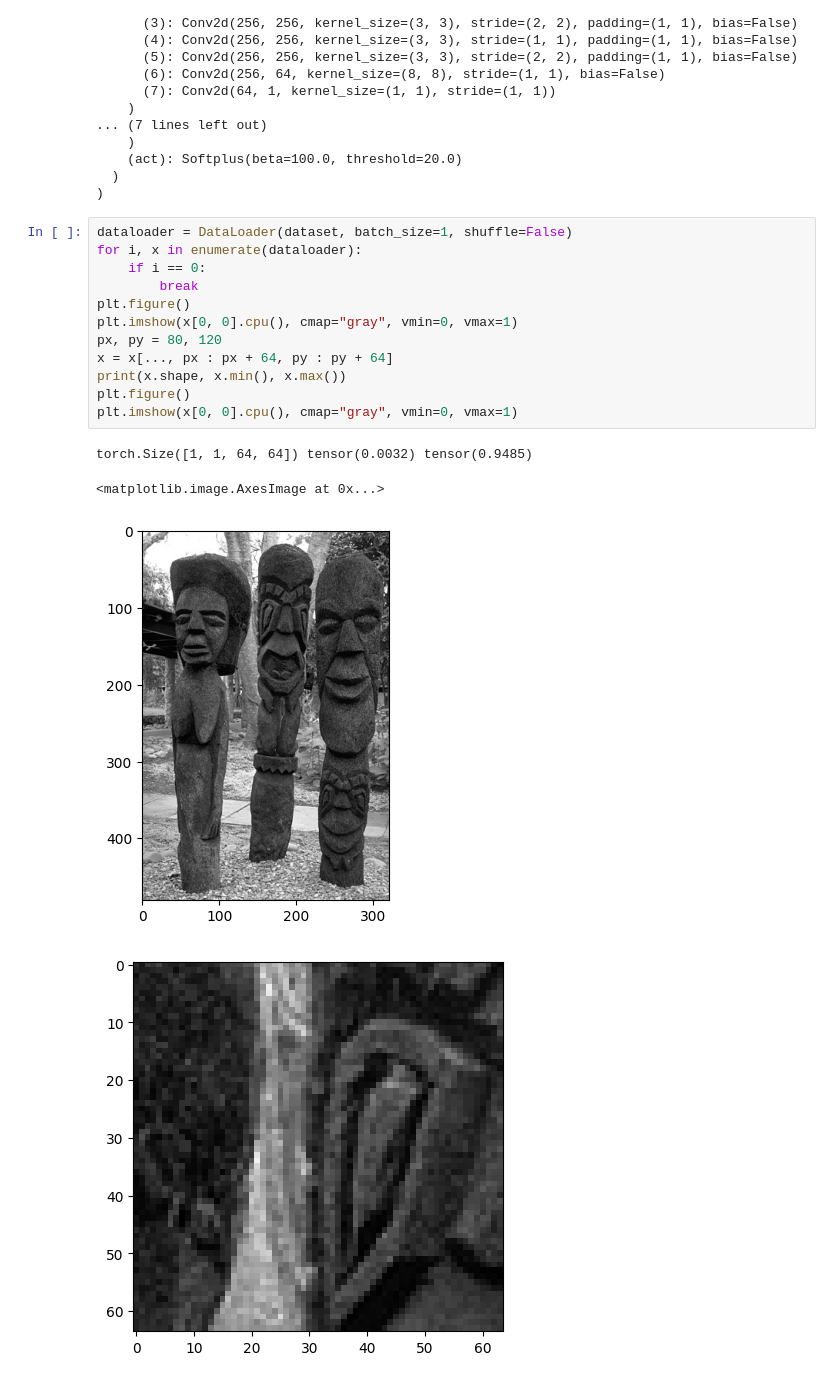
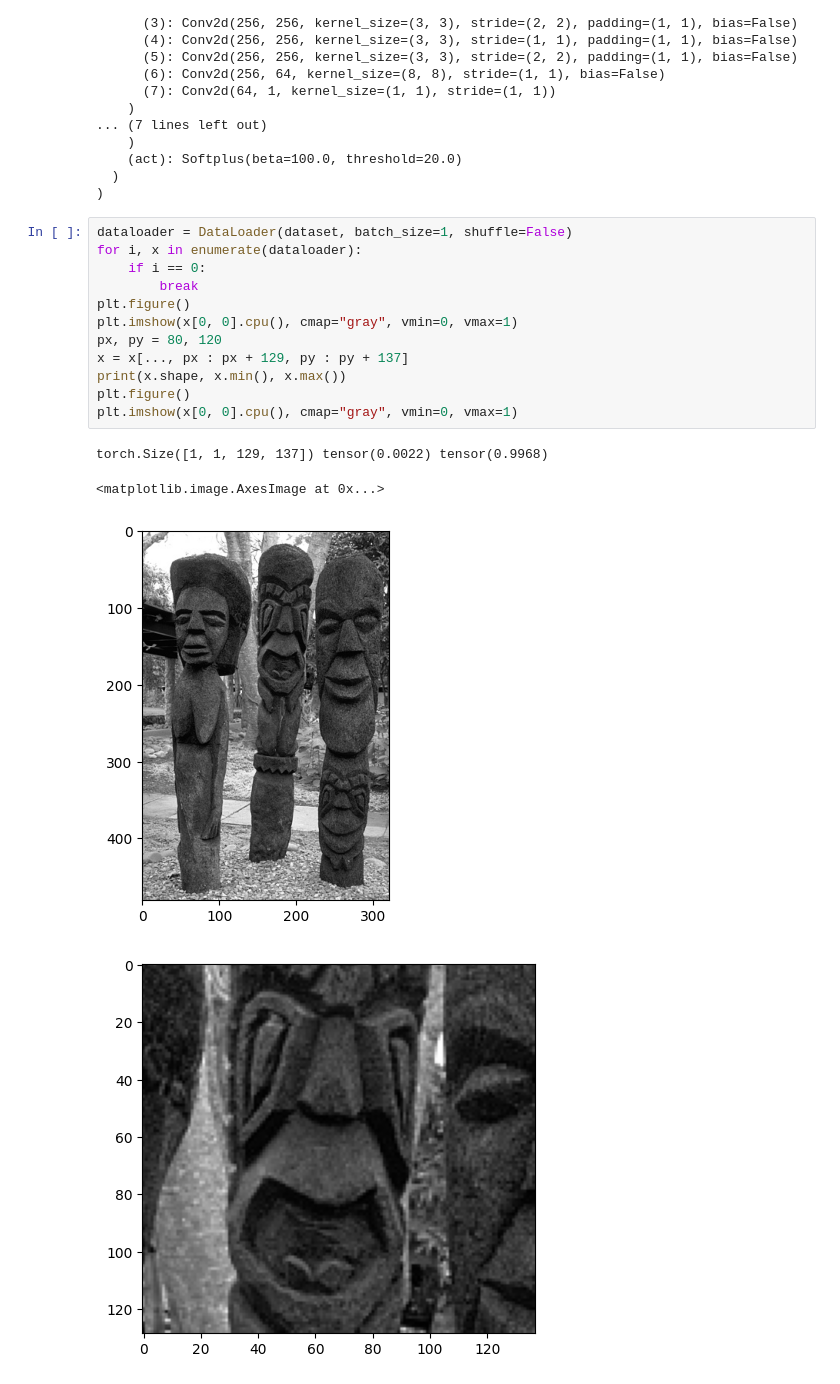
Before and after one commit to johertrich/LearnedRegularizers, a Jupyter notebook: exp_code/run_lpn_multi_times/run_lpn.ipynb, the cells around one changed output. Drawn from its saved outputs; the diff is of its cells as text.

```diff
--- a/exp_code/run_lpn_multi_times/run_lpn.ipynb
+++ b/exp_code/run_lpn_multi_times/run_lpn.ipynb
@@ -66,20 +66,20 @@ LPNPrior(
 # %%
 dataloader = DataLoader(dataset, batch_size=1, shuffle=False)
 for i, x in enumerate(dataloader):
     if i == 0:
         break
 plt.figure()
 plt.imshow(x[0, 0].cpu(), cmap="gray", vmin=0, vmax=1)
 px, py = 80, 120
-x = x[..., px : px + 64, py : py + 64]
+x = x[..., px : px + 129, py : py + 137]
 print(x.shape, x.min(), x.max())
 plt.figure()
 plt.imshow(x[0, 0].cpu(), cmap="gray", vmin=0, vmax=1)
 # %% [output]
-torch.Size([1, 1, 64, 64]) tensor(0.0032) tensor(0.9485)
+torch.Size([1, 1, 129, 137]) tensor(0.0022) tensor(0.9968)
 <matplotlib.image.AxesImage at 0x...>
 [figure]
-[figure, old version]
+[figure, new version]
 # %%
 noisy = x + 0.1 * torch.randn_like(x)
 plt.imshow(noisy[0, 0].cpu(), cmap="gray", vmin=0, vmax=1)
```
Also changed, not shown: parts of 3 cells of this notebook.
